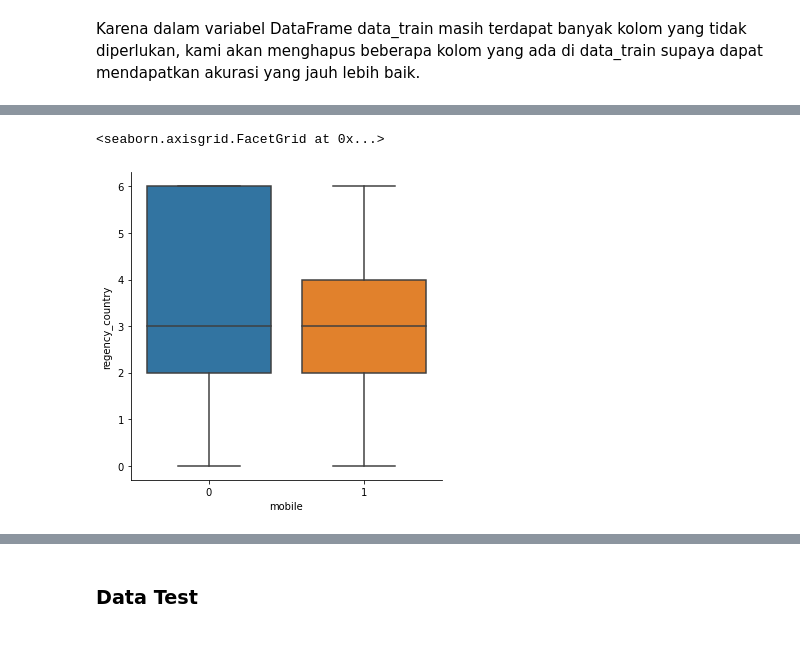
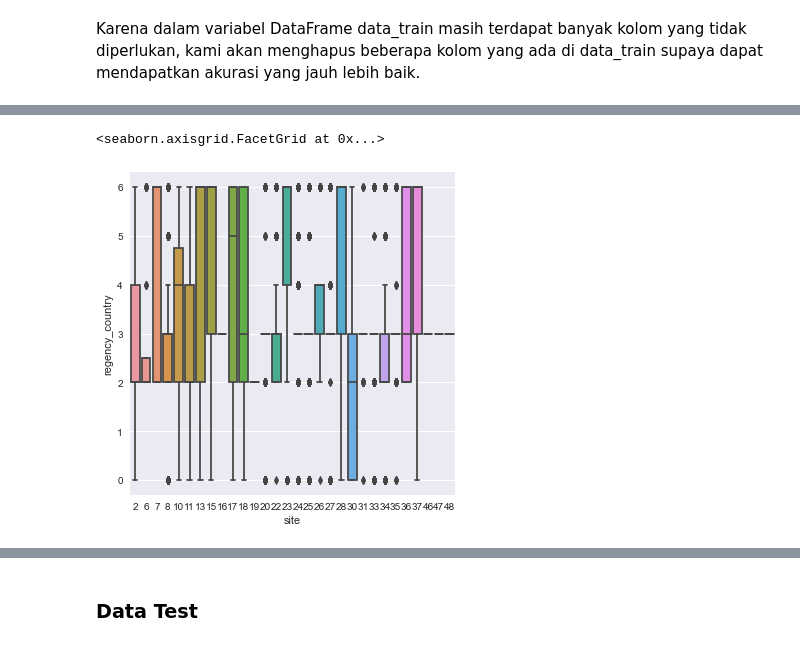
Before and after one commit to redetrer24/PenyisihanLombaPRSITS2021, a Jupyter notebook: Lomba PRS ITS 2021.ipynb, the cells around one changed output, grey strips where cells are left out. Drawn from its saved outputs; the diff is of its cells as text; code cells hidden in the pictures.

```diff
--- a/Lomba PRS ITS 2021.ipynb
+++ b/Lomba PRS ITS 2021.ipynb
@@ -122,0 +135,12 @@ Karena pada variabel DataFrame data_train & data_test terdapat data yang kosong/
+# %%
+# Mengubah sekaligus mengisi nilai NaN pada kolom "buying_date" dan "dealing_date"
+
+# Preprocessing kolom "buying_date"
+data_train["buying_date"] = pd.to_datetime(data_train["buying_date"], errors="coerce")
+data_train["buying_date"].fillna(method="bfill", inplace=True)
+
+# Preprocessing kolom "dealing_date"
+data_train["dealing_date"] = pd.to_datetime(data_train["dealing_date"], errors="coerce")
+data_train["dealing_date"].fillna(method="bfill", inplace=True)
+
+data_train.info()
@@ -122,0 +165,7 @@ Karena pada variabel DataFrame data_train & data_test terdapat data yang kosong/
+# %%
+# Melakukan visualisasi untuk kolom "dealing" pada data train
+
+sns.set_style("whitegrid")
+sns.countplot(x="dealing", hue="dealing", data=data_train)
+plt.figure(figsize=(7, 7))
+plt.show()
@@ -134,7 +202,7 @@ Karena dalam variabel DataFrame data_train masih terdapat banyak kolom yang tida
 # Menghapus beberapa kolom dari data_train
 data_train = data_train.drop(["time_date", "continent_id", "buyer_country", "buyer_region", "buyer_city",
                               "buyer_id", "package", "buying_date", "dealing_date", "channel_id", "adults",
-                              "children", "destination_id", "destination_type"], axis = 1)
+                              "children", "destination_id", "destination_type", "cnt"], axis = 1)
 data_train.head()
 # %% [output]
 |  | Unnamed: 0 | site | distance | mobile | room | dealing | regency_continent | regency_country | ... |
@@ -172,9 +224,9 @@ data_train.head()
 | 3 | 3 | 2 | 913.1932 | 0 | 1 | 0 | 1 | 2 | ... |
 | 4 | 4 | 2 | 913.6259 | 0 | 1 | 0 | 1 | 2 | ... |
 # %%
-# Visualisasi untuk kolom "dealing"
-#plt.style.use("seaborn")
+# Visualisasi untuk kolom "regency_cluster" dari DataFrame data_train
+plt.style.use("seaborn")
 
-#plt.figure(figsize=(8, 5))
-#sns.countplot(x="adults", hue="adults", data=data_train)
-#plt.show()
+plt.figure(figsize=(30, 25))
+sns.countplot(x="regency_cluster", data=data_train)
+plt.show()
@@ -181,9 +235,9 @@ data_train.head()
 # %%
 # Membuat visualisasi dari grafik cat plot
-sns.catplot(x="mobile", y="regency_country", kind="box", data=data_train)
+sns.catplot(x="site", y="regency_country", kind="box", data=data_train)
 # %% [output]
 <seaborn.axisgrid.FacetGrid at 0x...>
-[figure, old version]
+[figure, new version]
 # %%
 # Membuat sebuah korelasi untuk data train
 plt.figure(figsize=(10, 5))
```
Also changed, not shown: parts of 40 cells of this notebook, 1 other file.
